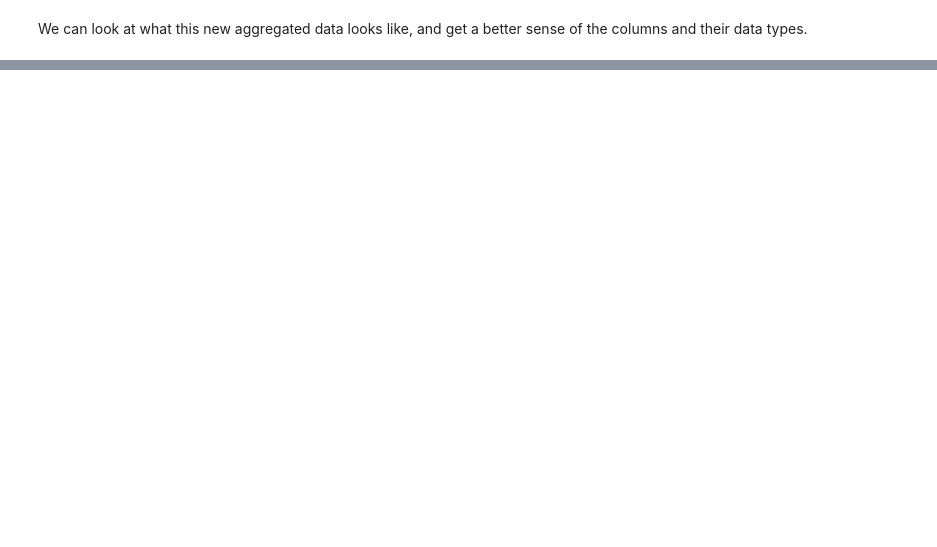
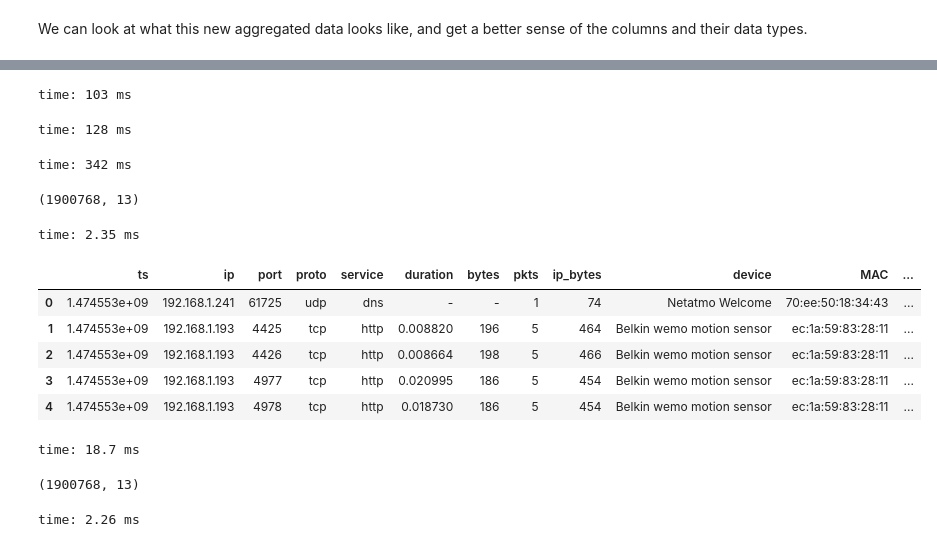
Before and after one commit to gpuopenanalytics/kdd-2018, a Jupyter notebook: notebook/KDD-Lab-4-Classification.ipynb, the cells around one changed output, grey strips where cells are left out. Cells and saved outputs as stored; diff of their text form; code cells hidden in the pictures; blank space fills up the shorter version.

```diff
--- a/notebook/KDD-Lab-4-Classification.ipynb
+++ b/notebook/KDD-Lab-4-Classification.ipynb
@@ -196,0 +175,2 @@ gdf.set_index('orig_l2_addr').join()
+# %%
+merged_pdf = pd.merge(merged_pdf,labels_pdf, how='left', left_on=['resp_l2_addr'], right_on=['MAC'])
@@ -196,0 +217,36 @@ gdf.set_index('orig_l2_addr').join()
+# %%
+orig_comms_pdf = merged_pdf[['ts','id.orig_h','id.orig_p','proto','service','duration','orig_bytes','orig_pkts','orig_ip_bytes',
+                             'orig_device','orig_MAC','orig_category','orig_category_id']]
+orig_comms_pdf.columns = ['ts','ip','port','proto','service','duration','bytes','pkts','ip_bytes','device','MAC','category','category_id']
+# %% [output]
+time: 103 ms
+# %%
+resp_comms_pdf = merged_pdf[['ts','id.resp_h','id.resp_p','proto','service','duration','resp_bytes','resp_pkts','resp_ip_bytes',
+                             'resp_device','resp_MAC','resp_category','resp_category_id']]
+resp_comms_pdf.columns = ['ts','ip','port','proto','service','duration','bytes','pkts','ip_bytes','device','MAC','category','category_id']
+# %% [output]
+time: 128 ms
+# %%
+exploded_pdf = pd.concat([orig_comms_pdf,resp_comms_pdf])
+# %% [output]
+time: 342 ms
+# %%
+exploded_pdf.shape
+# %% [output]
+(1900768, 13)
+time: 2.35 ms
+# %%
+exploded_pdf.head()
+# %% [output]
+|  | ts | ip | port | proto | service | duration | bytes | pkts | ip_bytes | device | MAC | ... |
+| 0 | 1.474553e+09 | 192.168.1.241 | 61725 | udp | dns | - | - | 1 | 74 | Netatmo Welcome | 70:ee:50:18:34:43 | ... |
+| 1 | 1.474553e+09 | 192.168.1.193 | 4425 | tcp | http | 0.008820 | 196 | 5 | 464 | Belkin wemo motion sensor | ec:1a:59:83:28:11 | ... |
+| 2 | 1.474553e+09 | 192.168.1.193 | 4426 | tcp | http | 0.008664 | 198 | 5 | 466 | Belkin wemo motion sensor | ec:1a:59:83:28:11 | ... |
+| 3 | 1.474553e+09 | 192.168.1.193 | 4977 | tcp | http | 0.020995 | 186 | 5 | 454 | Belkin wemo motion sensor | ec:1a:59:83:28:11 | ... |
+| 4 | 1.474553e+09 | 192.168.1.193 | 4978 | tcp | http | 0.018730 | 186 | 5 | 454 | Belkin wemo motion sensor | ec:1a:59:83:28:11 | ... |
+time: 18.7 ms
+# %%
+exploded_pdf.shape
+# %% [output]
+(1900768, 13)
+time: 2.26 ms
```
Also changed, not shown: parts of 42 cells of this notebook.
